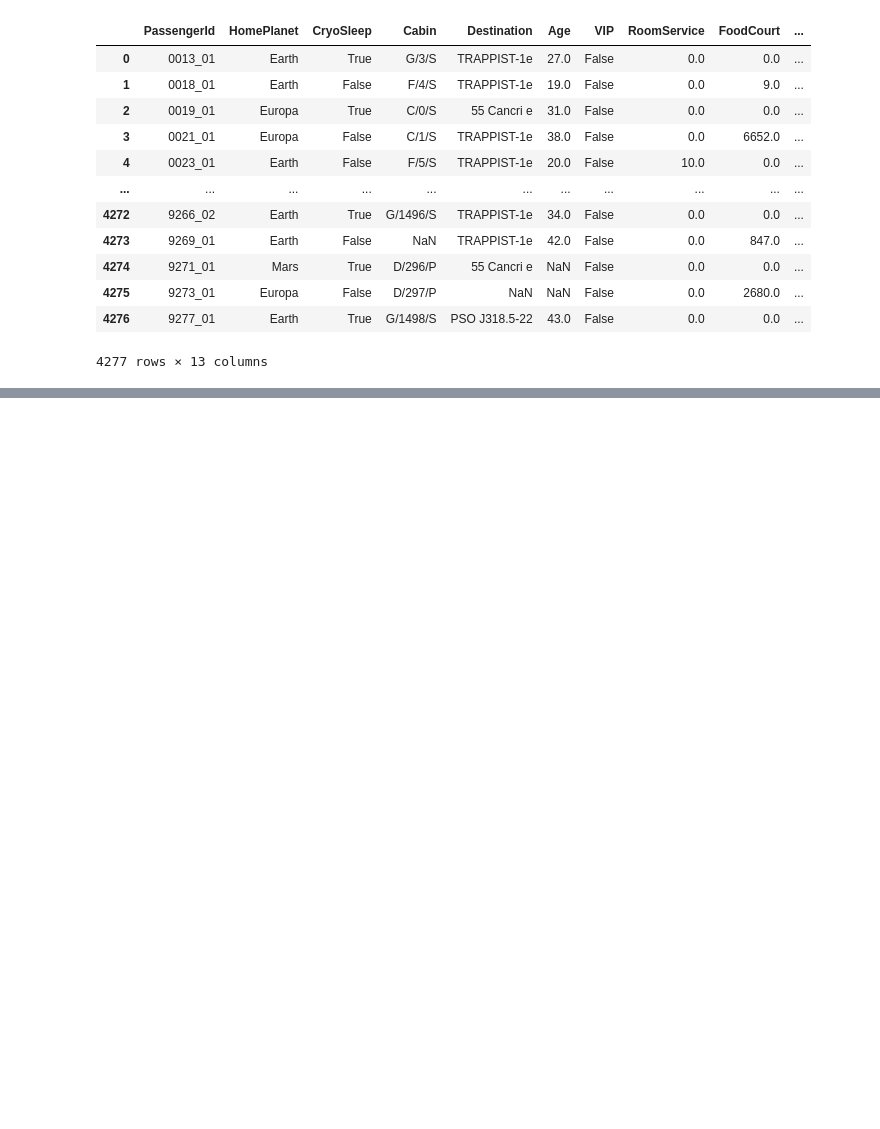
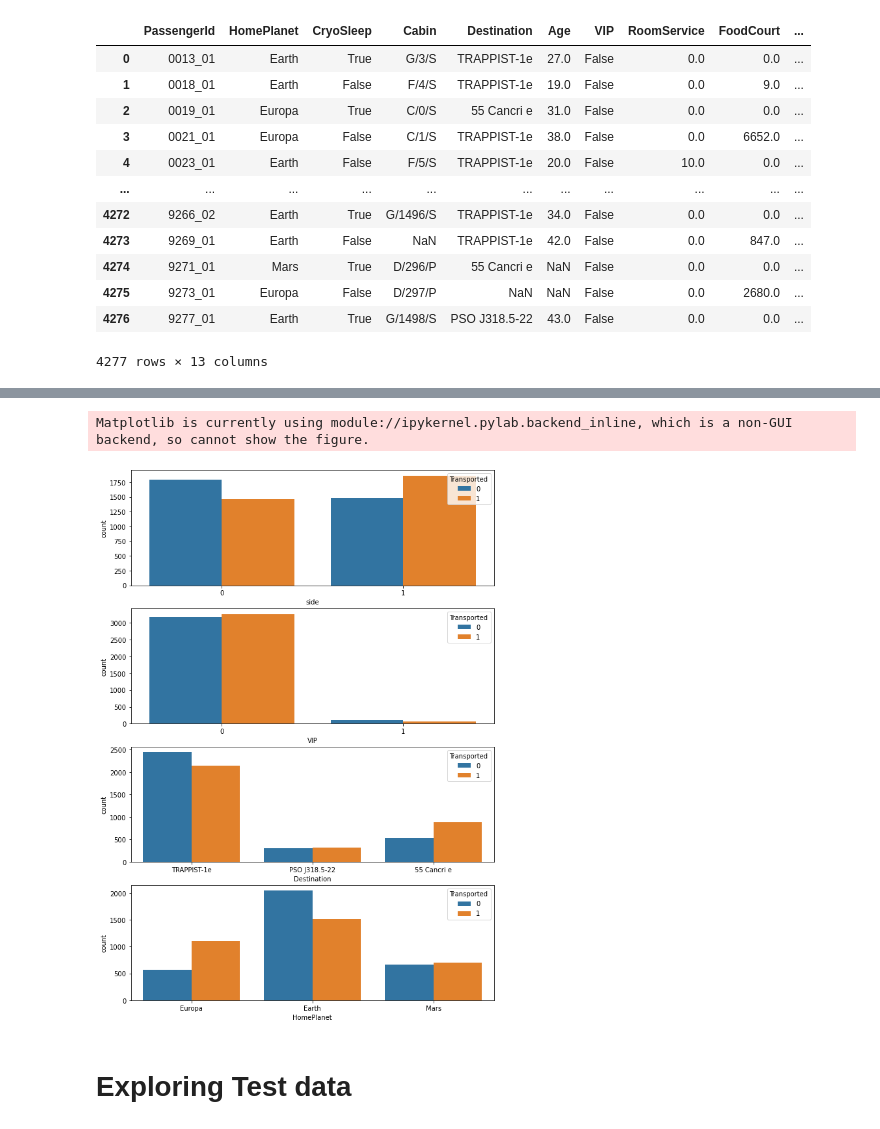
Before and after one commit to tosi18/Spaceship-Titanic, a Jupyter notebook: Code.ipynb, the cells around one changed output, grey strips where cells are left out. Drawn from its saved outputs; the diff is of its cells as text; code cells hidden in the pictures; blank space fills up the shorter version.

```diff
--- a/Code.ipynb
+++ b/Code.ipynb
@@ -37,0 +266,12 @@ df_test
+# %%
+fig, ax = plt.subplots(nrows=4, figsize=(10,15))
+ax0 = sns.countplot(x="side", hue="Transported", data=df_train,ax=ax[0])
+ax1= sns.countplot(x="VIP", hue="Transported", data=df_train,ax=ax[1])
+ax2= sns.countplot(x="Destination", hue="Transported", data=df_train,ax=ax[2])
+ax3= sns.countplot(x="HomePlanet", hue="Transported", data=df_train,ax=ax[3])
+fig.show()
+# %% [output]
+Matplotlib is currently using module://ipykernel.pylab.backend_inline, which is a non-GUI backend, so cannot show the figure.
+[figure, added]
+# %% [markdown]
+#   Exploring Test data
```
Also changed, not shown: parts of 50 cells of this notebook, 1 other file.
